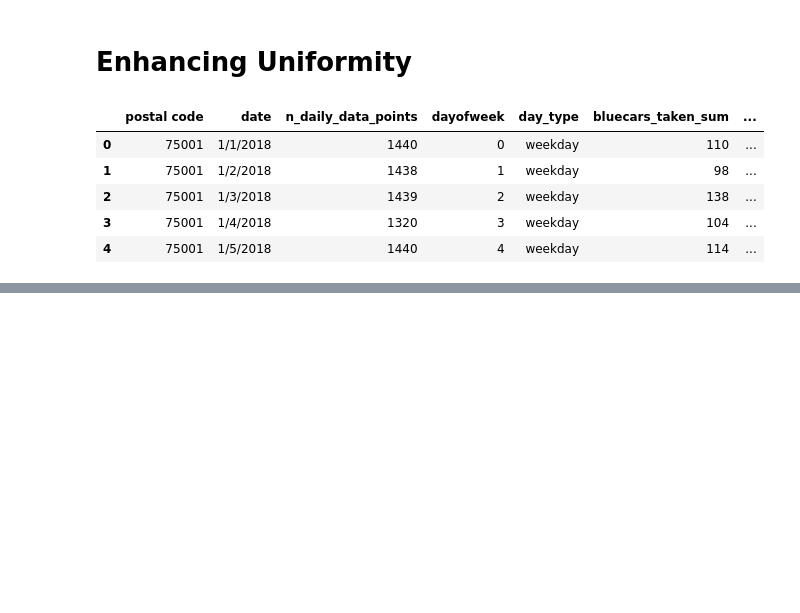
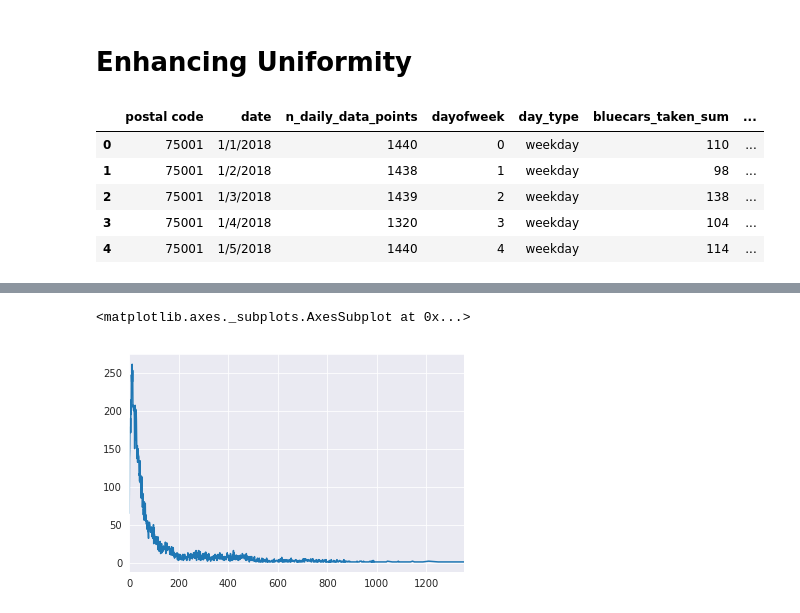
Before and after one commit to Nzaya/Autolib-Hypothesis, a Jupyter notebook: Moringa_Data_Science_Core_W3_Independent_Project_2019_06_Sharon_Nzaya_Python_Notebook.ipynb, the cells around one changed output, grey strips where cells are left out. Drawn from its saved outputs; the diff is of its cells as text; code cells hidden in the pictures; blank space fills up the shorter version.

```diff
--- a/Moringa_Data_Science_Core_W3_Independent_Project_2019_06_Sharon_Nzaya_Python_Notebook.ipynb
+++ b/Moringa_Data_Science_Core_W3_Independent_Project_2019_06_Sharon_Nzaya_Python_Notebook.ipynb
@@ -168,0 +207,5 @@ postal.head()
+# %%
+postal['BlueCars_taken_sum'].value_counts().sort_index().plot.line()
+# %% [output]
+<matplotlib.axes._subplots.AxesSubplot at 0x...>
+[figure, added]
```
Also changed, not shown: parts of 33 cells of this notebook.
